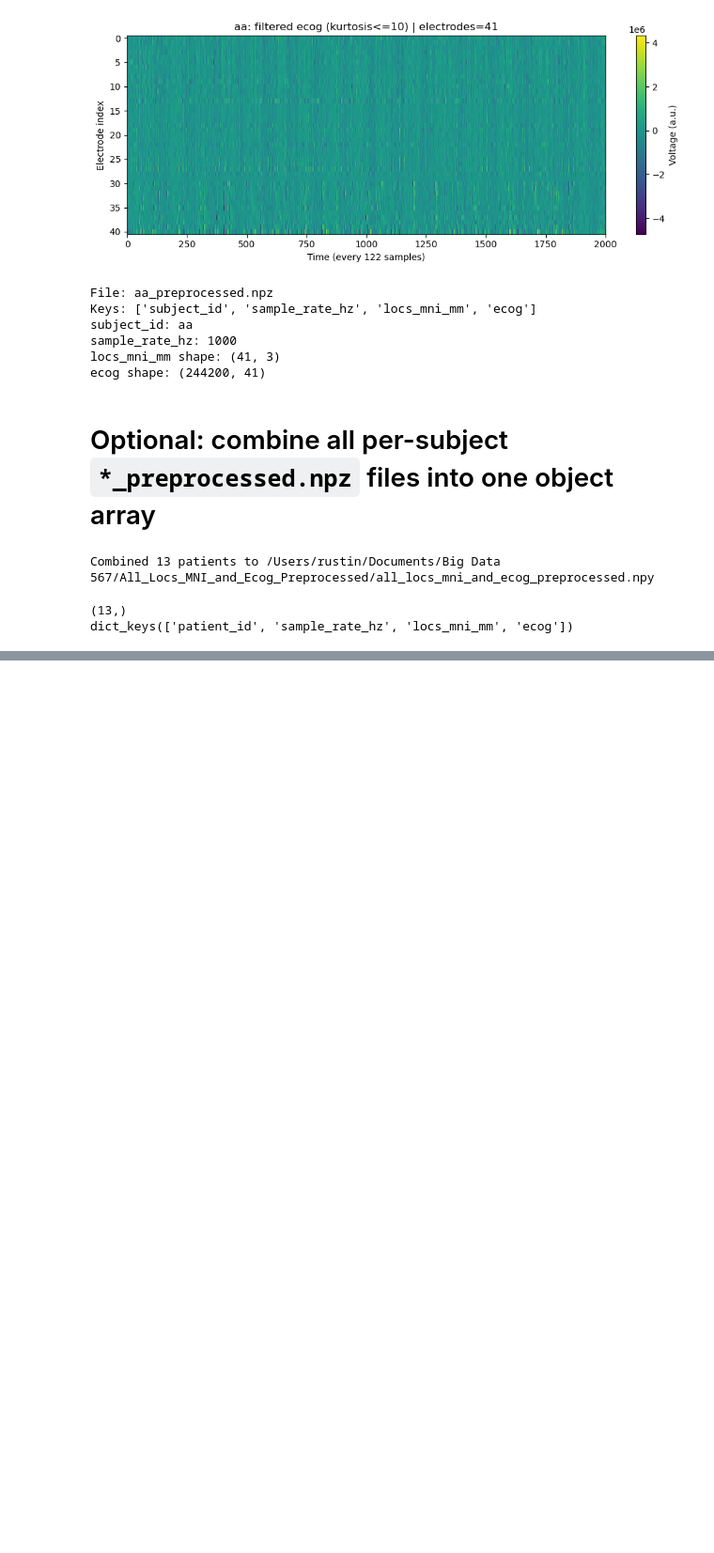
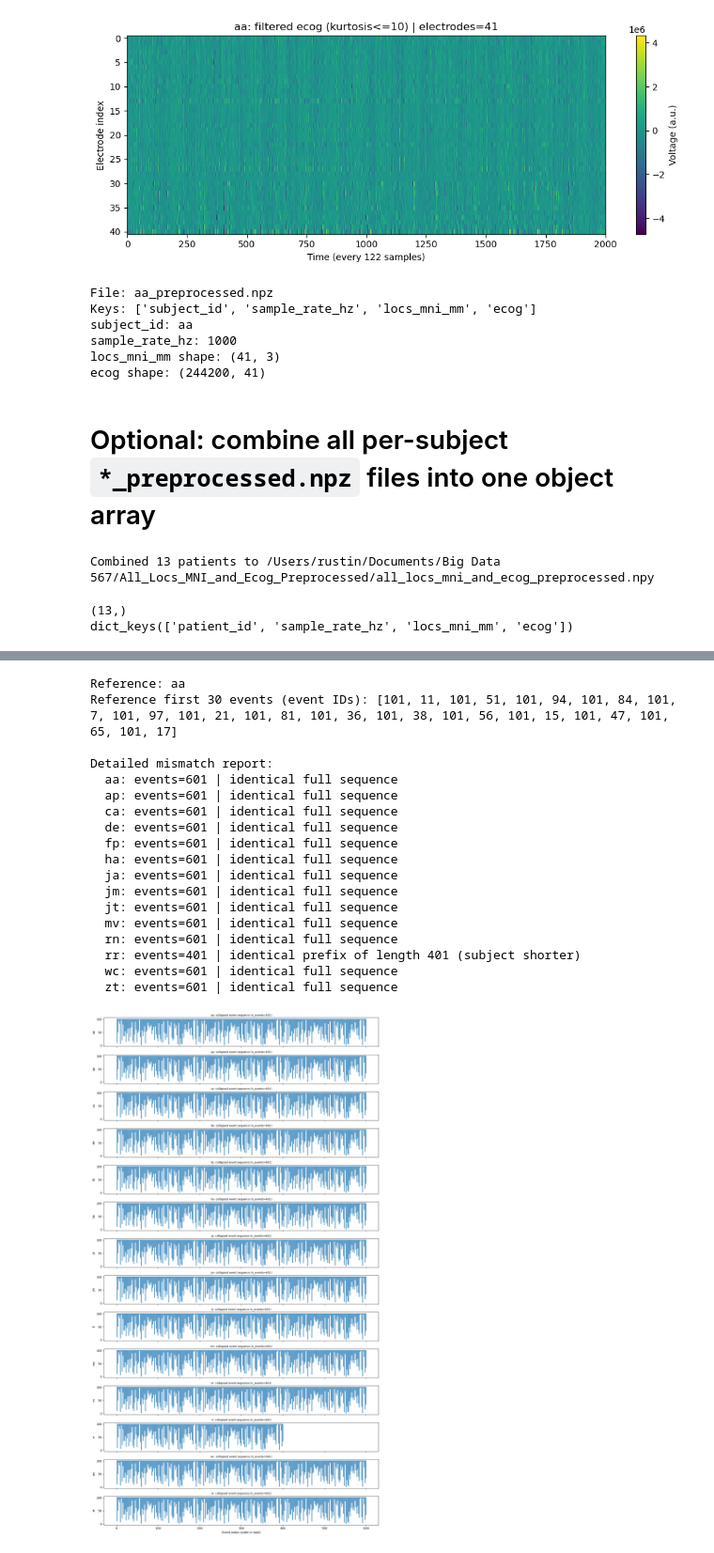
Before and after one commit to NoahWanless/SuperEeg-M467-project, a Jupyter notebook: Preprocess_Electrode_Data.ipynb, the cells around one changed output, grey strips where cells are left out. Shown at 94% size. Drawn from its saved outputs; the diff is of its cells as text; code cells hidden in the pictures; blank space fills up the shorter version.

```diff
--- a/Preprocess_Electrode_Data.ipynb
+++ b/Preprocess_Electrode_Data.ipynb
@@ -365,0 +505,75 @@ Done.
+# %%
+# Clearer event-order diagnostics and plot
+# - Uses collapsed non-zero event sequence (event identity order)
+# - Reports first mismatch index against reference
+# - Plots event-id vs event-number for each subject
+
+import numpy as np
+import matplotlib.pyplot as plt
+
+if 'aa' in stim_by_subject:
+    ref_pid = 'aa'
+else:
+    ref_pid = sorted(stim_by_subject.keys())[0]
+
+seq_by_subject = {pid: collapse_event_order(stim) for pid, stim in stim_by_subject.items()}
+ref_seq = seq_by_subject[ref_pid]
+
+print('Reference:', ref_pid)
+print('Reference first 30 events (event IDs):', ref_seq[:30].astype(int).tolist())
+print('')
+
+print('Detailed mismatch report:')
+for pid in sorted(seq_by_subject.keys()):
+    seq = seq_by_subject[pid]
+    m = min(len(seq), len(ref_seq))
+    diff_idx = np.where(seq[:m] != ref_seq[:m])[0]
+
+    if diff_idx.size == 0:
+        if len(seq) == len(ref_seq):
+            msg = 'identical full sequence'
+        elif len(seq) < len(ref_seq):
+            msg = f'identical prefix of length {len(seq)} (subject shorter)'
+        else:
+            msg = f'reference is prefix of length {len(ref_seq)} (subject longer)'
+    else:
+        k = int(diff_idx[0])
+        msg = f'first mismatch at event #{k}: subject={int(seq[k])}, ref={int(ref_seq[k])}'
+
+    print(f'  {pid}: events={len(seq)} | {msg}')
+
+# Plot each collapsed sequence by event index
+pids = sorted(seq_by_subject.keys())
+fig, axes = plt.subplots(len(pids), 1, figsize=(14, 1.8 * len(pids)), sharex=True)
+if len(pids) == 1:
+    axes = [axes]
+
+for ax, pid in zip(axes, pids):
+    seq = seq_by_subject[pid]
+    ax.step(np.arange(len(seq)), seq, where='post', linewidth=1.0)
+    ax.set_ylabel(pid)
+    ax.set_title(f'{pid}: collapsed event sequence (n_events={len(seq)})', fontsize=9)
+
+axes[-1].set_xlabel('Event index (order in task)')
+plt.tight_layout()
+plt.show()
+# %% [output]
+Reference: aa
+Reference first 30 events (event IDs): [101, 11, 101, 51, 101, 94, 101, 84, 101, 7, 101, 97, 101, 21, 101, 81, 101, 36, 101, 38, 101, 56, 101, 15, 101, 47, 101, 65, 101, 17]
+
+Detailed mismatch report:
+  aa: events=601 | identical full sequence
+  ap: events=601 | identical full sequence
+  ca: events=601 | identical full sequence
+  de: events=601 | identical full sequence
+  fp: events=601 | identical full sequence
+  ha: events=601 | identical full sequence
+  ja: events=601 | identical full sequence
+  jm: events=601 | identical full sequence
+  jt: events=601 | identical full sequence
+  mv: events=601 | identical full sequence
+  rn: events=601 | identical full sequence
+  rr: events=401 | identical prefix of length 401 (subject shorter)
+  wc: events=601 | identical full sequence
+  zt: events=601 | identical full sequence
+[figure, added]
```
Also changed, not shown: parts of 10 cells of this notebook, 6 other files.
